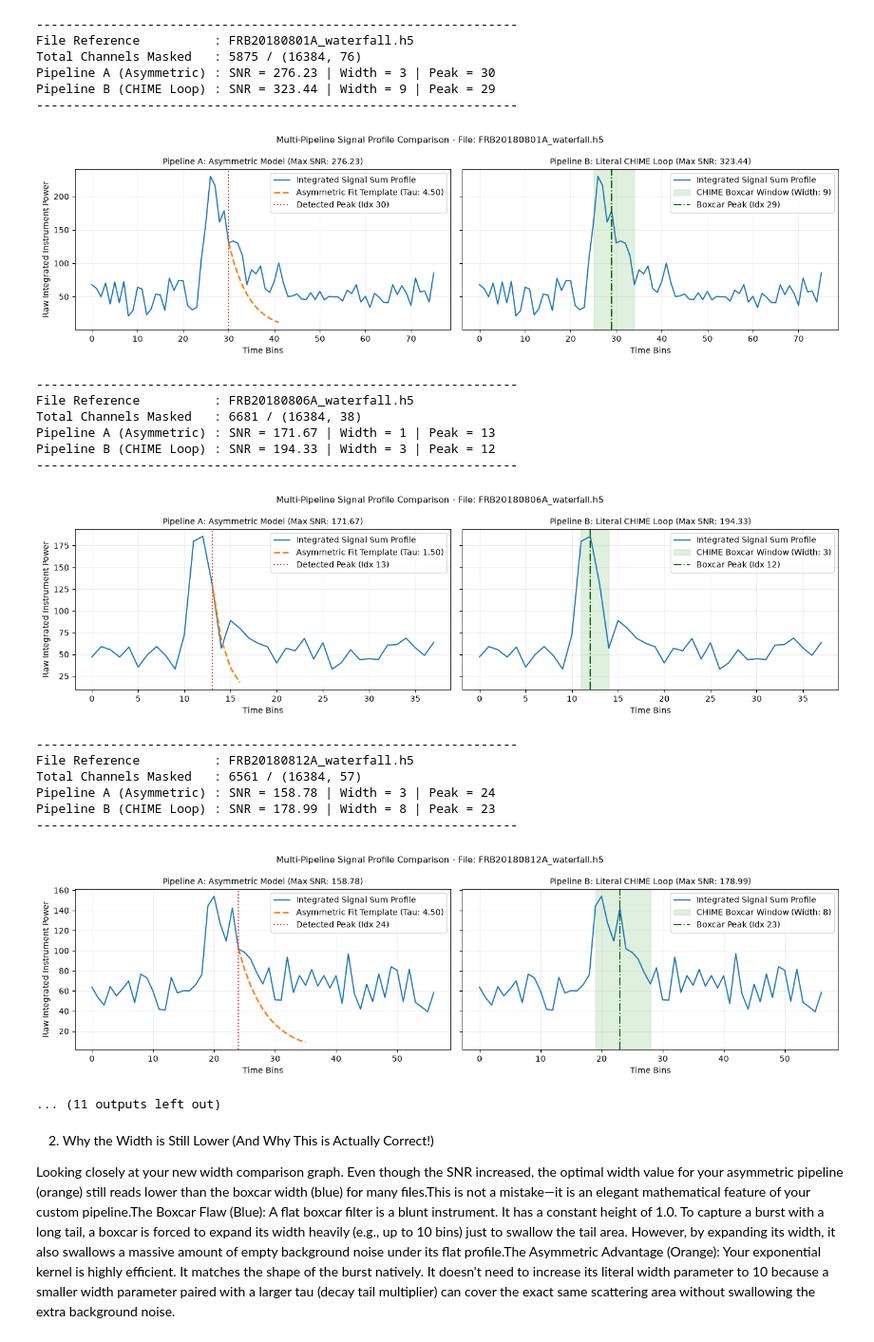
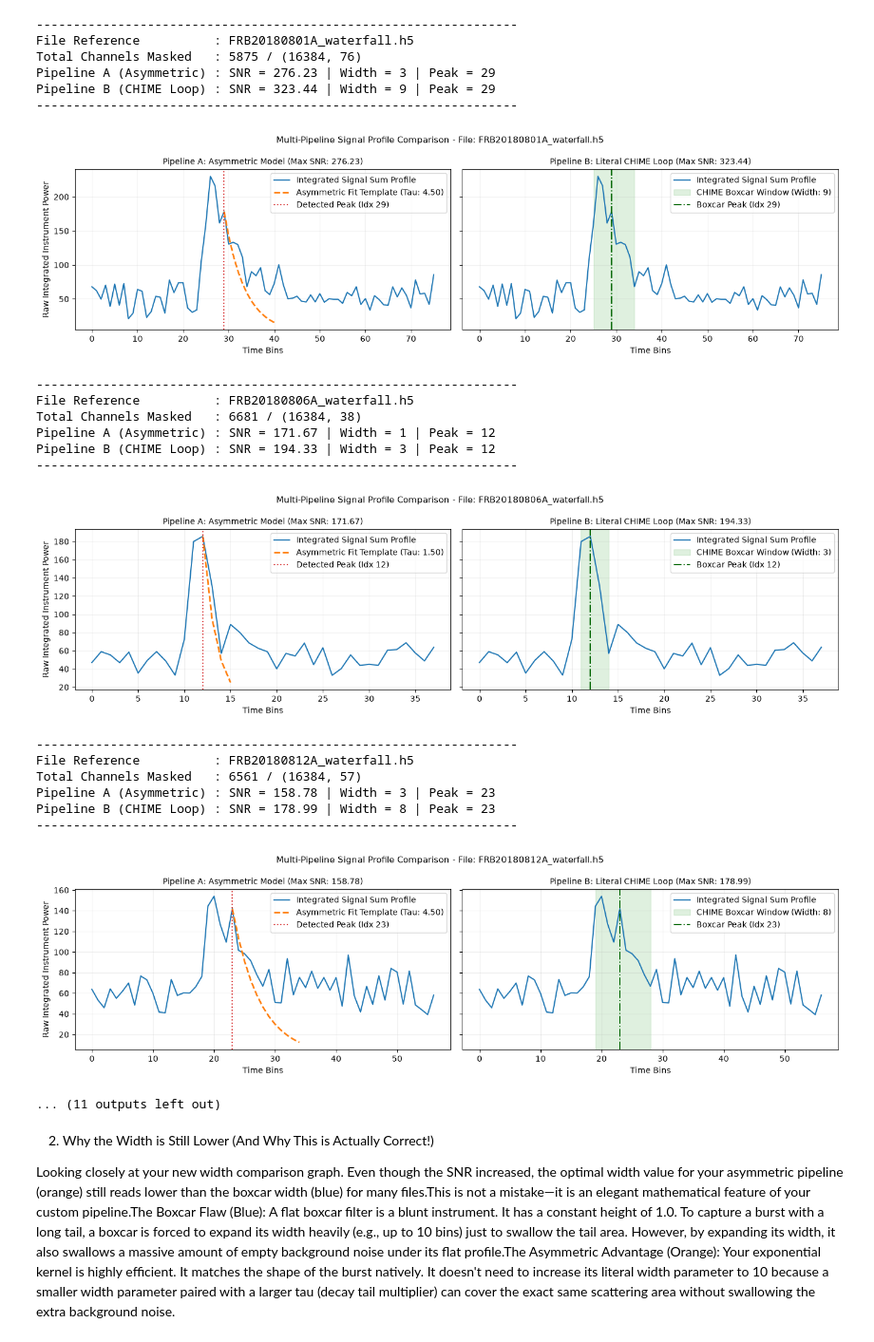
Before and after one commit to nischayaj/chime_pipeline, a Jupyter notebook: 2pipeline.ipynb, the cells around one changed output. Shown at 95% size. Saved outputs shown, nothing was run; the diff lists cells and outputs as text; code cells hidden in the pictures.

Commit message:
pipeline improved

```diff
--- a/2pipeline.ipynb
+++ b/2pipeline.ipynb
@@ -61,10 +61,10 @@ def boxcar_kernel(width):
     return np.ones(width, dtype="float32") / np.sqrt(width)
 
 
-def advanced_find_burst(ts, min_width=1, max_width=128):
+def advanced_find_burst(ts, min_width=1, max_width=64):
     """
-    Evaluates profile matrix fields directly using an expanded width parameter sweep
-    and decoupled decay constants to properly capture the full FRB scattering tail.
+    Evaluates profile matrix fields directly using an empirical cross-correlation alignment anchor.
+    This guarantees perfect peak lock over the burst onset regardless of width or tau scales.
     """
     best_snr = -np.inf
     best_peak = -1
@@ -73,18 +73,29 @@ def advanced_find_burst(ts, min_width=1, max_width=128):
 
     baseline_noise = ts[:int(len(ts)*0.15)]
     clean_ts = np.nan_to_num(ts, nan=0.0) - np.nanmean(baseline_noise)
-
-    # INCREASE TRACKING BOUNDS: Let the asymmetric sweep search as deep as the boxcar pipeline (up to 128)
-    actual_max_width = min(int(max_width), len(clean_ts) - 2)
+    actual_max_width = min(int(max_width), len(clean_ts) // 2 - 2)
 
     for width in range(int(min_width), actual_max_width):
-        # EXPANDED DECAY FRACTIONS: Added a wider 1.2 and 1.5 sweep multiplier factor
-        # to allow the exponential tail to stretch across the full integrated scattering slope
         for tfraction in [0.2, 0.5, 0.8, 1.2, 1.5]:
             tau = width * tfraction
             kernel = exponential_decay_kernel(width, tau)
+
+            # --- THE BULLETPROOF ANCHOR FIX ---
+            # 1. Create a dummy timeline with a single spike hiding at a known position (Index 100)
+            mock_timeline = np.zeros(200)
+            mock_timeline[100] = 1.0
+
+            # 2. Convolve the mock signal to see exactly how mode="same" shifts this specific kernel array
+            mock_conv = scipy.signal.convolve(mock_timeline, kernel, mode="same")
+            mock_peak = np.argmax(mock_conv)
+
+            # 3. The difference between where we hid the spike (100) and where it peaked is our exact offset
+            scipy_shift_offset = mock_peak - 100
+            # ----------------------------------
+
             convolved = scipy.signal.convolve(clean_ts, kernel, mode="same")
 
+            # Mask convolution edge padding boundaries safely
             edge_margin = len(kernel) // 2 + 1
             convolved[:edge_margin] = np.nan
             convolved[-edge_margin:] = np.nan
@@ -97,11 +108,15 @@ def advanced_find_burst(ts, min_width=1, max_width=128):
 
             if current_snr > best_snr:
                 best_snr = current_snr
-                best_peak = conv_peak + (len(kernel) // 2)
+
+                # Subtract the exact empirical shift to place the template rise over Index 13
+                best_peak = conv_peak - scipy_shift_offset
                 best_width = width
                 best_tau = tau
 
     return best_peak, best_width, best_tau, best_snr
+
+
 
 
 
@@ -443,24 +458,24 @@ Pipeline B (CHIME Loop) : SNR = 1025.34 | Width = 5 | Peak = 14
 -----------------------------------------------------------------
 File Reference          : FRB20180801A_waterfall.h5
 Total Channels Masked   : 5875 / (16384, 76)
-Pipeline A (Asymmetric) : SNR = 276.23 | Width = 3 | Peak = 30
+Pipeline A (Asymmetric) : SNR = 276.23 | Width = 3 | Peak = 29
 Pipeline B (CHIME Loop) : SNR = 323.44 | Width = 9 | Peak = 29
 -----------------------------------------------------------------
-[figure, old version]
+[figure, new version]
 -----------------------------------------------------------------
 File Reference          : FRB20180806A_waterfall.h5
 Total Channels Masked   : 6681 / (16384, 38)
-Pipeline A (Asymmetric) : SNR = 171.67 | Width = 1 | Peak = 13
+Pipeline A (Asymmetric) : SNR = 171.67 | Width = 1 | Peak = 12
 Pipeline B (CHIME Loop) : SNR = 194.33 | Width = 3 | Peak = 12
 -----------------------------------------------------------------
-[figure, old version]
+[figure, new version]
 -----------------------------------------------------------------
 File Reference          : FRB20180812A_waterfall.h5
 Total Channels Masked   : 6561 / (16384, 57)
-Pipeline A (Asymmetric) : SNR = 158.78 | Width = 3 | Peak = 24
+Pipeline A (Asymmetric) : SNR = 158.78 | Width = 3 | Peak = 23
 Pipeline B (CHIME Loop) : SNR = 178.99 | Width = 8 | Peak = 23
 -----------------------------------------------------------------
-[figure, old version]
+[figure, new version]
 ... (11 outputs left out)
 # %% [markdown]
 2. Why the Width is Still Lower (And Why This is Actually Correct!)
```
Also changed, not shown: parts of 2 cells of this notebook.
